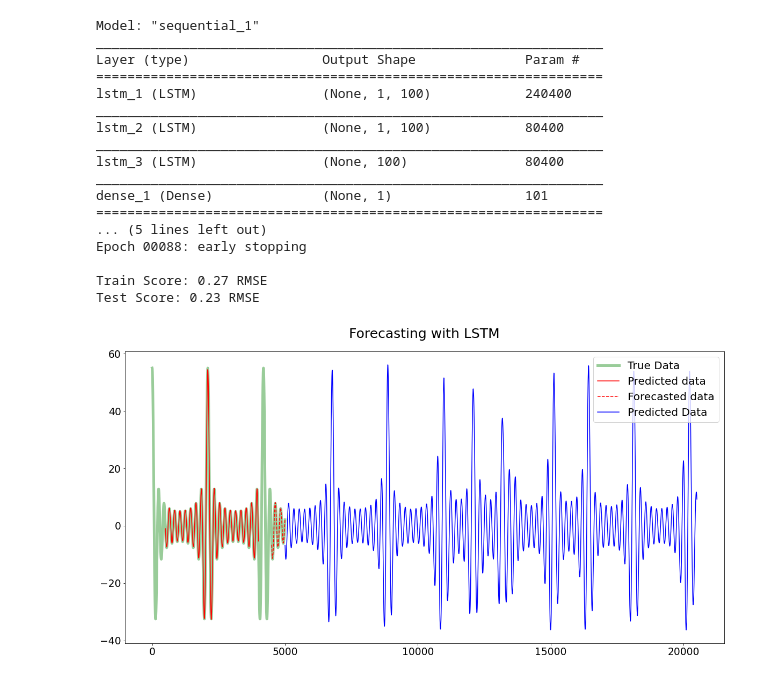
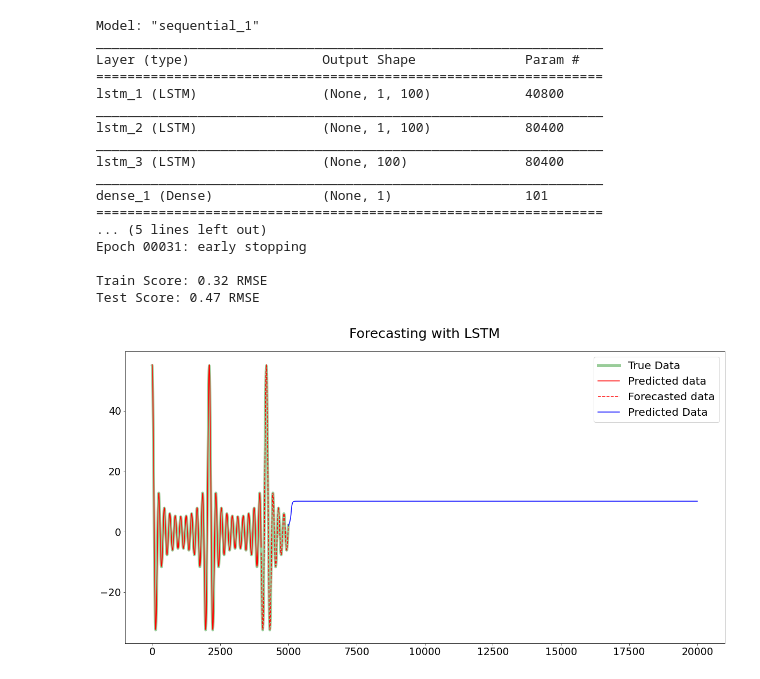
Before and after one commit to RitvikPrabhu/Machine-Learning, a Jupyter notebook: Neural_Networks_function_prediction_.ipynb, the cells around one changed output. Cells and saved outputs as stored; diff of their text form; code cells hidden in the pictures.

```diff
--- a/Neural_Networks_function_prediction_.ipynb
+++ b/Neural_Networks_function_prediction_.ipynb
@@ -81,7 +81,7 @@ train, test = dataset[0:train_size,:], dataset[train_size:len(dataset),:]
 
 
 # reshape into X=t and Y=t+1
-look_back = 500
+look_back = 1
 trainX, trainY = create_dataset(train, look_back)
 testX, testY = create_dataset(test, look_back)
 
@@ -160,38 +160,38 @@ x = list(Input[-1])
 for i in range(int(num_pred)+1):
   data = np.array(x[i:i+look_back]).reshape(1,1,look_back)
   result = model.predict(data)
   x.append(float(result))
 
 x = np.array(x)
 x = np.reshape(x,(x.shape[0],1))
 PredictPlot = scaler.inverse_transform(x)
 res = np.arange(N,N+len(Y[-look_back:])+num_pred+1)
 
 plt.plot(res, PredictPlot, label = 'Predicted Data', c = 'b')
 
 plt.legend()
 
 
 plt.show()
 # %% [output]
 Model: "sequential_1"
 _________________________________________________________________
 Layer (type)                 Output Shape              Param #
 =================================================================
-lstm_1 (LSTM)                (None, 1, 100)            240400
+lstm_1 (LSTM)                (None, 1, 100)            40800
 _________________________________________________________________
 lstm_2 (LSTM)                (None, 1, 100)            80400
 _________________________________________________________________
 lstm_3 (LSTM)                (None, 100)               80400
 _________________________________________________________________
 dense_1 (Dense)              (None, 1)                 101
 =================================================================
 ... (5 lines left out)
-Epoch 00088: early stopping
+Epoch 00031: early stopping
 
-Train Score: 0.27 RMSE
-Test Score: 0.23 RMSE
+Train Score: 0.32 RMSE
+Test Score: 0.47 RMSE
-[figure, old version]
+[figure, new version]
 # %%
 N = 5000
 # convert an array of values into a dataset matrix
```
Also changed, not shown: parts of 2 cells of this notebook.
